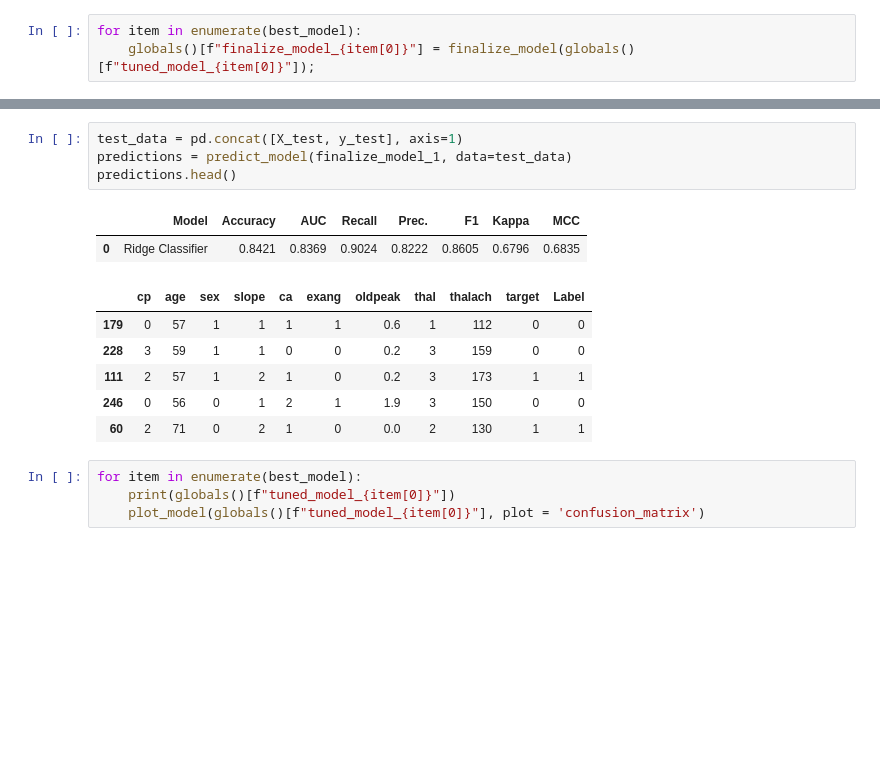
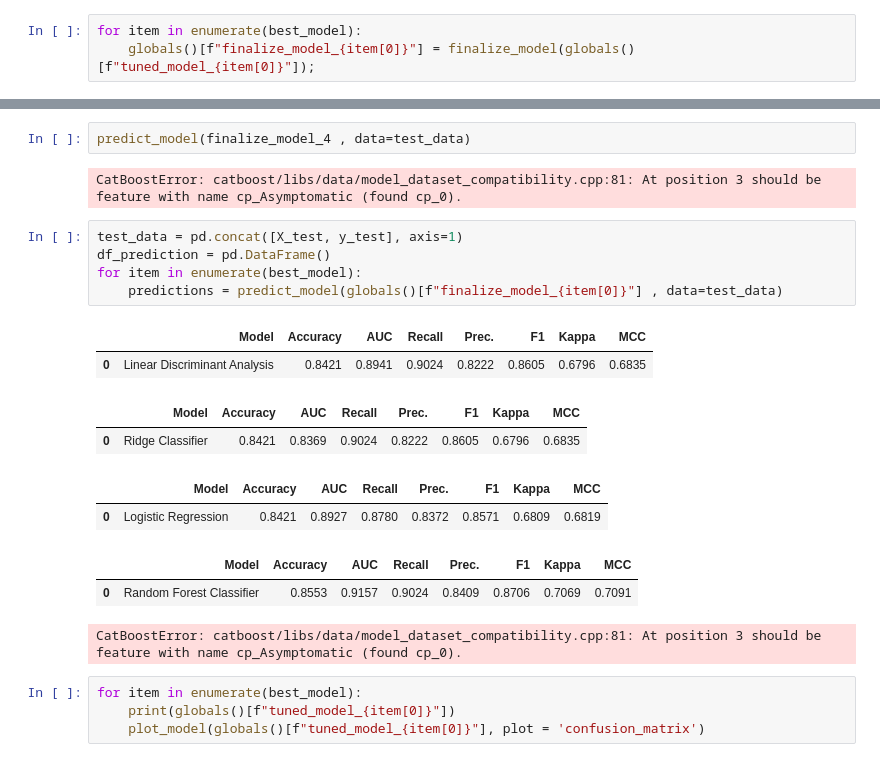
Before and after one commit to rrahman1234/Udacity_ML_Nanodegree, a Jupyter notebook: Hear_Risk_Analytics.ipynb, the cells around one changed output, grey strips where cells are left out. Saved outputs shown, nothing was run; the diff lists cells and outputs as text; blank space fills up the shorter version.

```diff
--- a/Hear_Risk_Analytics.ipynb
+++ b/Hear_Risk_Analytics.ipynb
@@ -658,16 +648,22 @@ RandomForestClassifier(bootstrap=False, ccp_alpha=0.0,
+# %%
+predict_model(finalize_model_4 , data=test_data)
+# %% [output]
+CatBoostError: catboost/libs/data/model_dataset_compatibility.cpp:81: At position 3 should be feature with name cp_Asymptomatic (found cp_0).
 # %%
 test_data = pd.concat([X_test, y_test], axis=1)
-predictions = predict_model(finalize_model_1, data=test_data)
-predictions.head()
+df_prediction = pd.DataFrame()
+for item in enumerate(best_model):
+    predictions = predict_model(globals()[f"finalize_model_{item[0]}"] , data=test_data)
 # %% [output]
 |  | Model | Accuracy | AUC | Recall | Prec. | F1 | Kappa | MCC |
-| 0 | Ridge Classifier | 0.8421 | 0.8369 | 0.9024 | 0.8222 | 0.8605 | 0.6796 | 0.6835 |
+| 0 | Linear Discriminant Analysis | 0.8421 | 0.8941 | 0.9024 | 0.8222 | 0.8605 | 0.6796 | 0.6835 |
-|  | cp | age | sex | slope | ca | exang | oldpeak | thal | thalach | target | Label |
-| 179 | 0 | 57 | 1 | 1 | 1 | 1 | 0.6 | 1 | 112 | 0 | 0 |
-| 228 | 3 | 59 | 1 | 1 | 0 | 0 | 0.2 | 3 | 159 | 0 | 0 |
-| 111 | 2 | 57 | 1 | 2 | 1 | 0 | 0.2 | 3 | 173 | 1 | 1 |
-| 246 | 0 | 56 | 0 | 1 | 2 | 1 | 1.9 | 3 | 150 | 0 | 0 |
-| 60 | 2 | 71 | 0 | 2 | 1 | 0 | 0.0 | 2 | 130 | 1 | 1 |
+|  | Model | Accuracy | AUC | Recall | Prec. | F1 | Kappa | MCC |
+| 0 | Ridge Classifier | 0.8421 | 0.8369 | 0.9024 | 0.8222 | 0.8605 | 0.6796 | 0.6835 |
+|  | Model | Accuracy | AUC | Recall | Prec. | F1 | Kappa | MCC |
+| 0 | Logistic Regression | 0.8421 | 0.8927 | 0.8780 | 0.8372 | 0.8571 | 0.6809 | 0.6819 |
+|  | Model | Accuracy | AUC | Recall | Prec. | F1 | Kappa | MCC |
+| 0 | Random Forest Classifier | 0.8553 | 0.9157 | 0.9024 | 0.8409 | 0.8706 | 0.7069 | 0.7091 |
+CatBoostError: catboost/libs/data/model_dataset_compatibility.cpp:81: At position 3 should be feature with name cp_Asymptomatic (found cp_0).
 # %%
 for item in enumerate(best_model):
     print(globals()[f"tuned_model_{item[0]}"])
```
Also changed, not shown: parts of 7 cells of this notebook.
